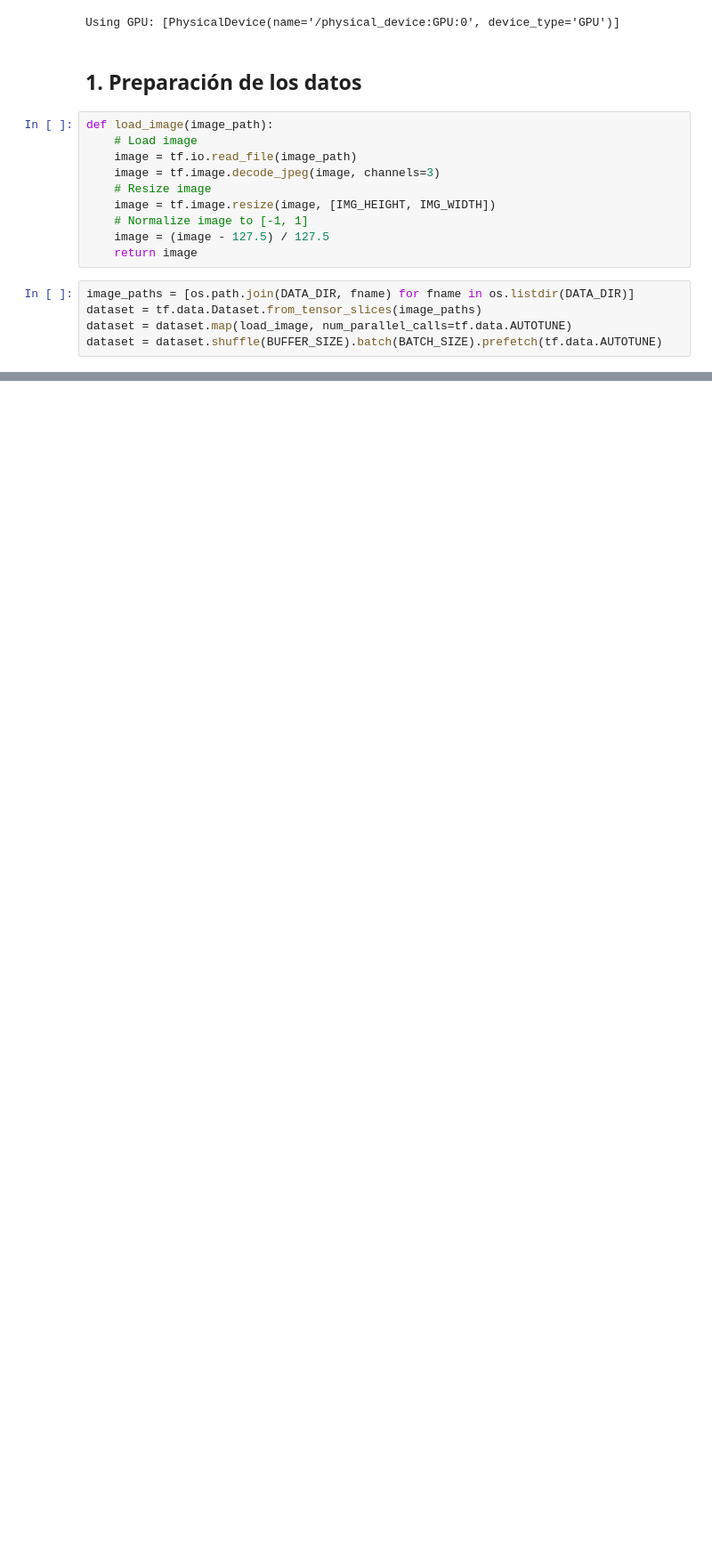
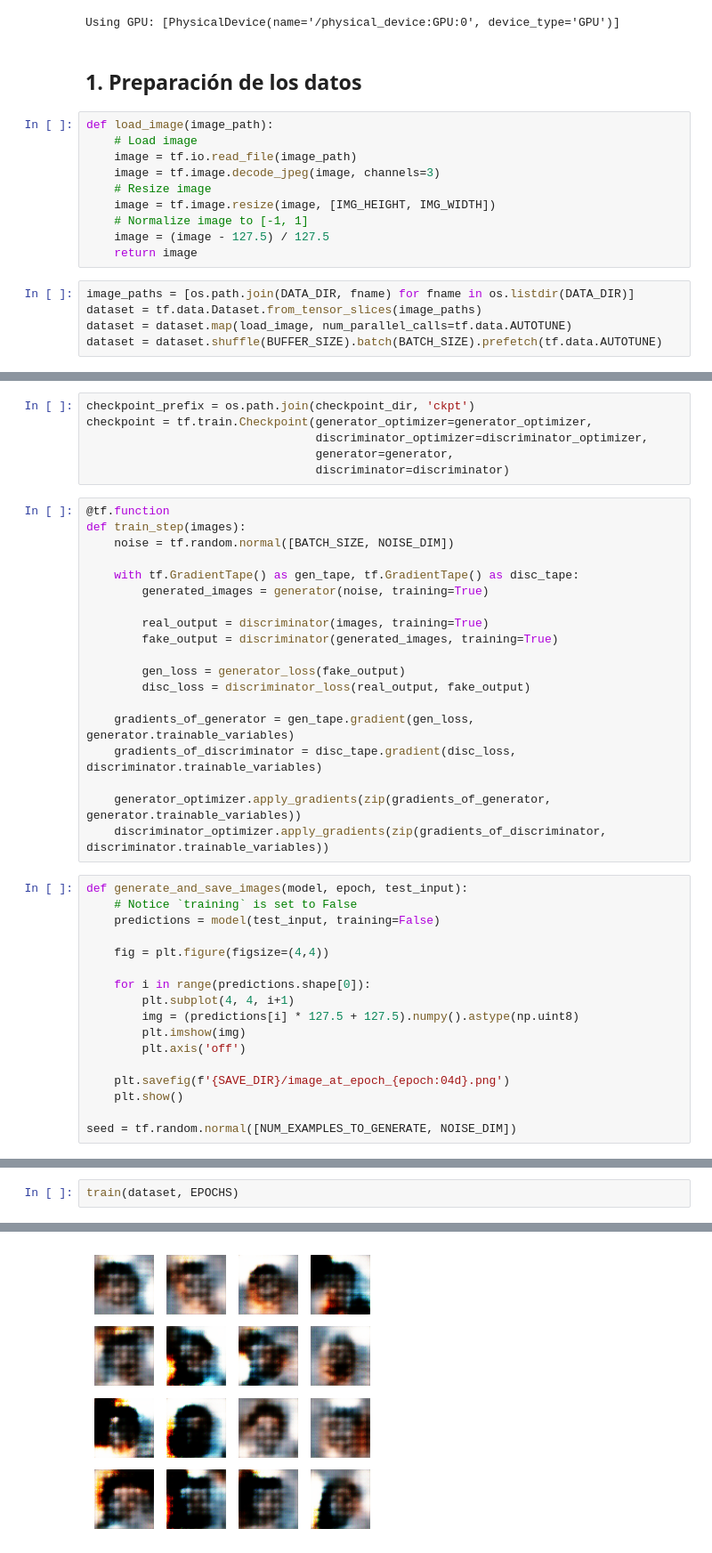
Before and after one commit to UVG-Works-Hub/celeba-gan, a Jupyter notebook: celeba-gan.ipynb, the cells around one changed output, grey strips where cells are left out. Shown at 89% size. Cells and saved outputs as stored; diff of their text form; blank space fills up the shorter version.

Commit message:
feat: first model and results

```diff
--- a/celeba-gan.ipynb
+++ b/celeba-gan.ipynb
@@ -59,0 +131,42 @@ dataset = dataset.shuffle(BUFFER_SIZE).batch(BATCH_SIZE).prefetch(tf.data.AUTOTU
+# %%
+checkpoint_prefix = os.path.join(checkpoint_dir, 'ckpt')
+checkpoint = tf.train.Checkpoint(generator_optimizer=generator_optimizer,
+                                 discriminator_optimizer=discriminator_optimizer,
+                                 generator=generator,
+                                 discriminator=discriminator)
+# %%
+@tf.function
+def train_step(images):
+    noise = tf.random.normal([BATCH_SIZE, NOISE_DIM])
+
+    with tf.GradientTape() as gen_tape, tf.GradientTape() as disc_tape:
+        generated_images = generator(noise, training=True)
+
+        real_output = discriminator(images, training=True)
+        fake_output = discriminator(generated_images, training=True)
+
+        gen_loss = generator_loss(fake_output)
+        disc_loss = discriminator_loss(real_output, fake_output)
+
+    gradients_of_generator = gen_tape.gradient(gen_loss, generator.trainable_variables)
+    gradients_of_discriminator = disc_tape.gradient(disc_loss, discriminator.trainable_variables)
+
+    generator_optimizer.apply_gradients(zip(gradients_of_generator, generator.trainable_variables))
+    discriminator_optimizer.apply_gradients(zip(gradients_of_discriminator, discriminator.trainable_variables))
+# %%
+def generate_and_save_images(model, epoch, test_input):
+    # Notice `training` is set to False
+    predictions = model(test_input, training=False)
+
+    fig = plt.figure(figsize=(4,4))
+
+    for i in range(predictions.shape[0]):
+        plt.subplot(4, 4, i+1)
+        img = (predictions[i] * 127.5 + 127.5).numpy().astype(np.uint8)
+        plt.imshow(img)
+        plt.axis('off')
+
+    plt.savefig(f'{SAVE_DIR}/image_at_epoch_{epoch:04d}.png')
+    plt.show()
+
+seed = tf.random.normal([NUM_EXAMPLES_TO_GENERATE, NOISE_DIM])
@@ -59,0 +228,3 @@ dataset = dataset.shuffle(BUFFER_SIZE).batch(BATCH_SIZE).prefetch(tf.data.AUTOTU
+# %%
+train(dataset, EPOCHS)
+# %% [output]
@@ -59,0 +234 @@ dataset = dataset.shuffle(BUFFER_SIZE).batch(BATCH_SIZE).prefetch(tf.data.AUTOTU
+[figure, added]
```
Also changed, not shown: parts of 13 cells of this notebook, 13 other files.
